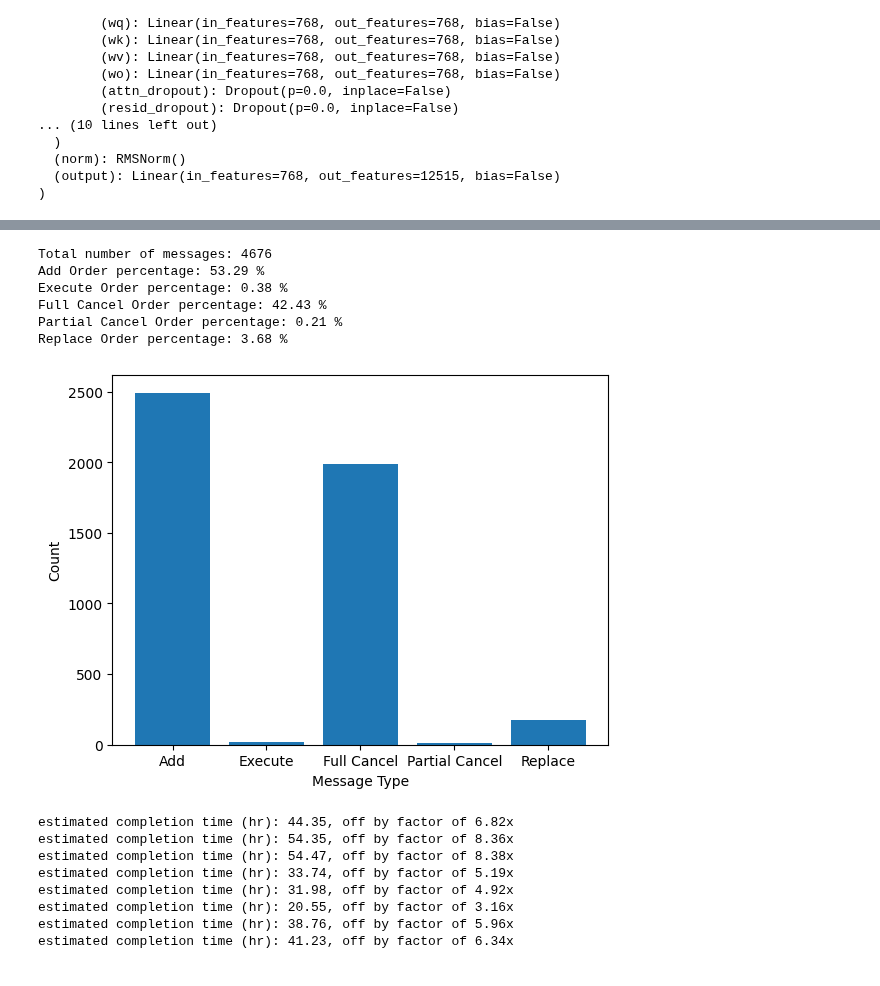
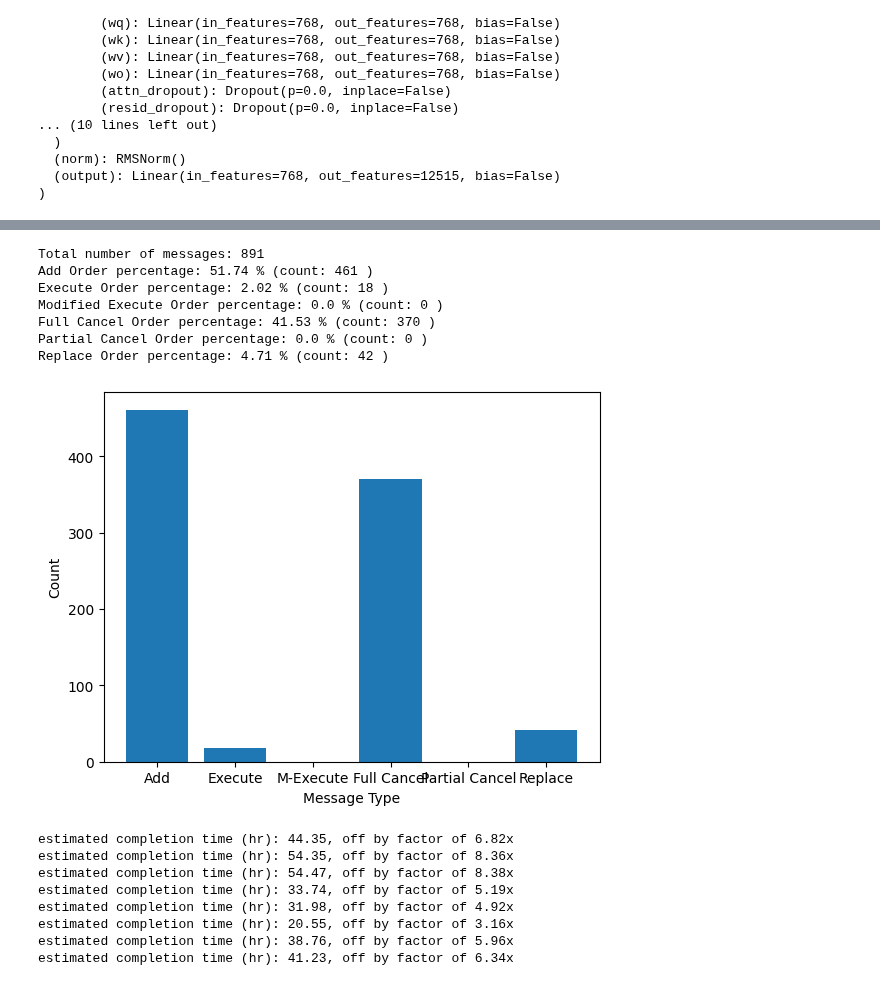
Before and after one commit to kingofguan/MarketGPT, a Jupyter notebook: notebooks/simulate.ipynb, the cells around one changed output, grey strips where cells are left out. Drawn from its saved outputs; the diff is of its cells as text; code cells hidden in the pictures.

Commit message:
add sweep methods, revise inference params ; update log book

```diff
--- a/notebooks/simulate.ipynb
+++ b/notebooks/simulate.ipynb
@@ -1169,9 +1260,6 @@ for t in tqdm(range(num_generation_steps)):
     time_s = (prev_time // 1000000000)
     time_ns = (prev_time % 1000000000)
 
-    # if t == 116:
-    #     break
-
     # set new_msg fields based on event type
     if event_type == 1:
         num_add_order_msgs += 1
@@ -1189,7 +1277,7 @@ for t in tqdm(range(num_generation_steps)):
         num_exec_order_msgs += 1
         # set new order fields
         order_id = new_order.order_id
-        # TODO: compute price term (msg[5]) from new_order object
+        # TODO: compute price dev term (msg[5]) from new_order object
         fill_size = msg[6]
         remain_size = msg[7]
         # locate ref_order, then set conditional fields
@@ -1200,6 +1288,22 @@ for t in tqdm(range(num_generation_steps)):
         # whereas here it is the size that was filled by the market order (due to the way
         # the data is logged in agent.messages). We could fix this by tracking the previous
         # L3 state from timestep to timestep, but for now we will leave it as is.
+        fill_size_ref = ref_order.quantity
+        time_s_ref = (ref_order.time_placed // 1000000000)
+        time_ns_ref = (ref_order.time_placed % 1000000000)
+        old_price_abs = msg[17]
+    elif event_type == 3:
+        num_execmod_order_msgs += 1
+        # set new order fields
+        order_id = new_order.order_id
+        # TODO: compute price dev term (msg[5]) from new_order object
+        fill_size = msg[6]
+        remain_size = msg[7]
+        # TODO: test that this section matches ref_order object
+        # locate ref_order, then set conditional fields
+        ref_order = nasdaq_agent.messages[-2][1].order
+        old_id = msg[12]
+        # TODO: same note as above, compute price_ref term (msg[13]) from ref_order object
         fill_size_ref = ref_order.quantity
         time_s_ref = (ref_order.time_placed // 1000000000)
         time_ns_ref = (ref_order.time_placed % 1000000000)
@@ -1236,6 +1340,9 @@ for t in tqdm(range(num_generation_steps)):
         time_ns_ref = (ref_order.time_placed % 1000000000)
         old_price_abs = ref_order.limit_price
 
+    # [ "ticker", "order_id", "event_type", "direction", "price_abs", "price",
+    #  "fill_size", "remain_size", "delta_t_s", "delta_t_ns", "time_s", "time_ns",
+    #  "old_id", "price_ref", "fill_size_ref", "time_s_ref", "time_ns_ref", "old_price_abs"]
     new_msg = np.array([msg[0], order_id, msg[2], msg[3], price, msg[5],
             fill_size, remain_size, msg[8], msg[9], time_s, time_ns,
             old_id, msg[13], fill_size_ref, time_s_ref, time_ns_ref, old_price_abs])
@@ -1365,28 +1596,33 @@ len(last_prices_gen): 18
 # %%
 # print percentage of each message type
-total_msgs = num_add_order_msgs + num_exec_order_msgs + num_full_cancel_order_msgs + num_partial_cancel_order_msgs + num_replace_order_msgs
+total_msgs = num_add_order_msgs + num_exec_order_msgs + num_execmod_order_msgs + num_full_cancel_order_msgs + num_partial_cancel_order_msgs + num_replace_order_msgs
 print("Total number of messages:", total_msgs)
-print("Add Order percentage:", round((num_add_order_msgs / total_msgs) * 100, 2), "%")
-print("Execute Order percentage:", round((num_exec_order_msgs / total_msgs) * 100, 2), "%")
-print("Full Cancel Order percentage:", round((num_full_cancel_order_msgs / total_msgs) * 100, 2), "%")
-print("Partial Cancel Order percentage:", round((num_partial_cancel_order_msgs / total_msgs) * 100, 2), "%")
-print("Replace Order percentage:", round((num_replace_order_msgs / total_msgs) * 100, 2), "%")
+print("Add Order percentage:", round((num_add_order_msgs / total_msgs) * 100, 2), "%", "(count:", num_add_order_msgs, ")")
+print("Execute Order percentage:", round((num_exec_order_msgs / total_msgs) * 100, 2), "%", "(count:", num_exec_order_msgs, ")")
+print("Modified Execute Order percentage:", round((num_execmod_order_msgs / total_msgs) * 100, 2), "%", "(count:", num_execmod_order_msgs, ")")
+print("Full Cancel Order percentage:", round((num_full_cancel_order_msgs / total_msgs) * 100, 2), "%", "(count:", num_full_cancel_order_msgs, ")")
+print("Partial Cancel Order percentage:", round((num_partial_cancel_order_msgs / total_msgs) * 100, 2), "%", "(count:", num_partial_cancel_order_msgs, ")")
+print("Replace Order percentage:", round((num_replace_order_msgs / total_msgs) * 100, 2), "%", "(count:", num_replace_order_msgs, ")")
 
 # plot message type counts
-msg_types = ['Add', 'Execute', 'Full Cancel', 'Partial Cancel', 'Replace']
-msg_counts = [num_add_order_msgs, num_exec_order_msgs, num_full_cancel_order_msgs, num_partial_cancel_order_msgs, num_replace_order_msgs]
+msg_types = ['Add', 'Execute', 'M-Execute', 'Full Cancel', 'Partial Cancel', 'Replace']
+msg_counts = [num_add_order_msgs, num_exec_order_msgs, num_execmod_order_msgs, num_full_cancel_order_msgs, num_partial_cancel_order_msgs, num_replace_order_msgs]
 plt.bar(msg_types, msg_counts)
+# plt.rcParams['font.size'] = 8
 plt.xlabel("Message Type")
 plt.ylabel("Count")
 plt.show()
+
+# help?: https://stackoverflow.com/questions/26700598/matplotlib-showing-x-tick-labels-overlapping
 # %% [output]
-Total number of messages: 4676
-Add Order percentage: 53.29 %
-Execute Order percentage: 0.38 %
-Full Cancel Order percentage: 42.43 %
-Partial Cancel Order percentage: 0.21 %
-Replace Order percentage: 3.68 %
+Total number of messages: 891
+Add Order percentage: 51.74 % (count: 461 )
+Execute Order percentage: 2.02 % (count: 18 )
+Modified Execute Order percentage: 0.0 % (count: 0 )
+Full Cancel Order percentage: 41.53 % (count: 370 )
+Partial Cancel Order percentage: 0.0 % (count: 0 )
+Replace Order percentage: 4.71 % (count: 42 )
-[figure, old version]
+[figure, new version]
 # %%
 msg_per_sec = 10
 est_comp_time_1 = round((1596503 // msg_per_sec) / 60 / 60, 2)
```
Also changed, not shown: parts of 23 cells of this notebook, 6 other files.
